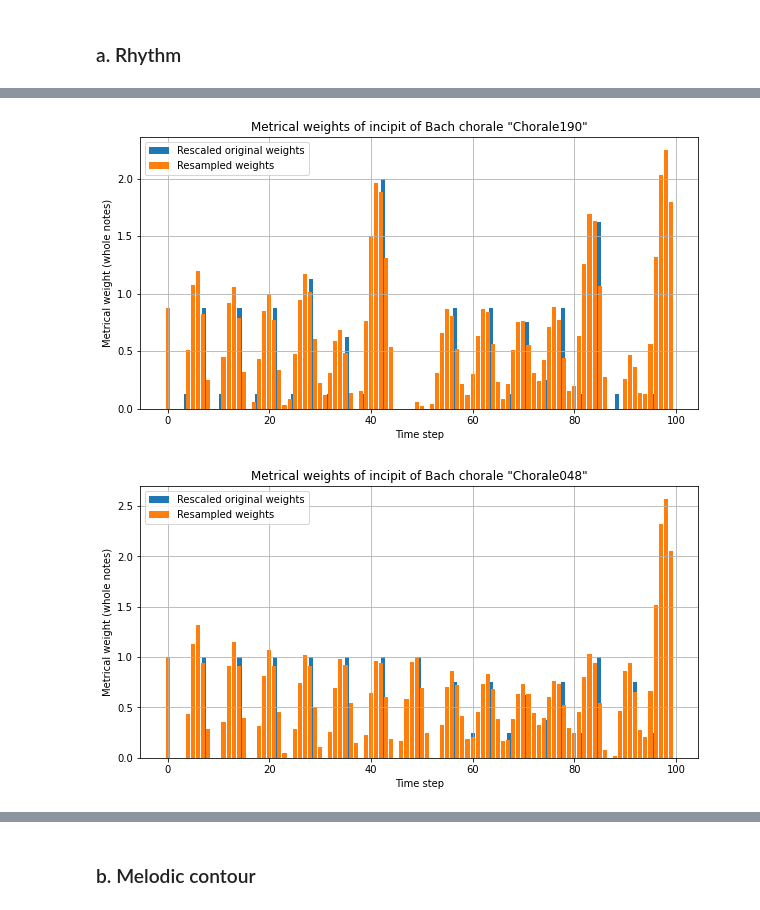
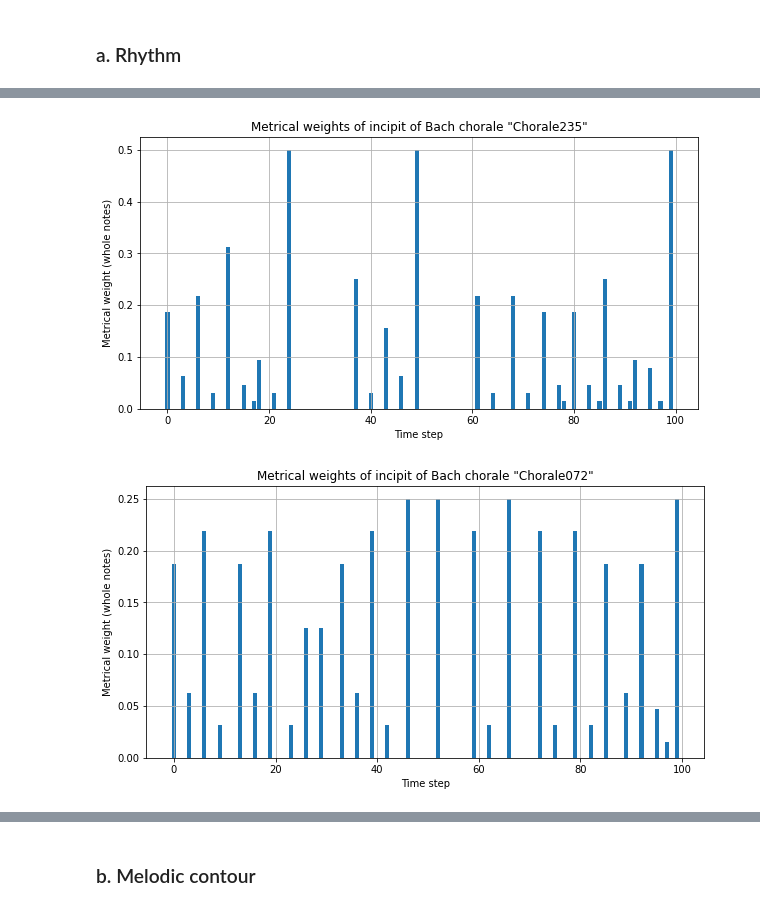
Before and after one commit to mikqs/digital-musicology, a Jupyter notebook: Group_6_A3/Group_6_A3.ipynb, the cells around one changed output, grey strips where cells are left out. Saved outputs shown, nothing was run; the diff lists cells and outputs as text; code cells hidden in the pictures.

```diff
--- a/Group_6_A3/Group_6_A3.ipynb
+++ b/Group_6_A3/Group_6_A3.ipynb
@@ -112,30 +111,19 @@ def create_time_series(start, end, spacing, include_end=True):
 %%time
 
 # Create dictionary of metrical weights for each piece at each onset
-summed_durations_dict = {}
-summed_durations_resampled_dict = {}
+metrical_weights_dict = {}
 # Loop
 for piece in piece_staffs.keys():
     piece_df = fermata_df[fermata_df['piece'] == piece]
 
+    # Get last onset of the piece
     last_onset = last_piece_onsets[piece]
-    sampling_period = minimum_note_durations[piece]
 
-    # Create equally spaced bins sampled by minimum note resolution
-    bins = create_time_series(start=0, end=(last_onset+sampling_period), spacing=sampling_period)
-    binned_onsets = pd.cut(piece_df['global_onset'], bins, right = False)
+    # Create 100 equally spaced bins and rescale/bin each onset
+    N = 100
+    bins = create_time_series(start=0, end=N, spacing=1)
+    binned_onsets = pd.cut(piece_df['global_onset']/last_onset*(N-1), bins, right = False)
 
-    # Create equally spaced bins sampled by minimum note resolution
-    bins = create_time_series(start=0, end=101, spacing=1)
-    binned_onsets = pd.cut(piece_df['global_onset']/last_onset, bins, right = False)
-
-    # Sum durations of notes at each onset to get metrical weights
-    summed_durations_dict[piece] = piece_df.groupby(binned_onsets)['duration'].sum().apply(float)
-
-    # Sample 100 equally spaced weights from the original signal (set negative samples to 0)
-    N = 100
-    summed_durations = summed_durations_dict[piece].values
-    summed_durations_resampled_dict[piece] = [max(res, 0) for res in signal.resample(summed_durations, num=N)]
-
-print(bins)
+    # Compute average durations of notes across all staffs at each onset to get metrical weights
+    metrical_weights_dict[piece] = piece_df.groupby(binned_onsets)['duration'].sum().div(piece_df['staff'].max()).apply(float).values
 # %% [output]
@@ -144,33 +132,23 @@ Wall time: 8.68 s
 # %%
 def plot_metrical_weights(piece):
-    # Retrieve resampled signal
-    time_steps_resampled = np.arange(0, N, 1)
-    summed_durations_resampled = summed_durations_resampled_dict[piece]
-
-    # Retrieve original signal
-    last_onset = last_piece_onsets[piece]
-    sampling_period = minimum_note_durations[piece]
-    time_steps = create_time_series(start=0, end=last_onset, spacing=sampling_period)
-    # Rescale original signal as the resampled signal for plotting
-    time_steps_rescaled = time_steps*(N-1)/last_onset
-    summed_durations = summed_durations_dict[piece].values
+    time_steps = np.arange(0, N, 1)
+    metrical_weights = metrical_weights_dict[piece]
 
     plt.figure(figsize=(10, 5))
-    plt.bar(time_steps_rescaled, summed_durations)
-    plt.bar(time_steps_resampled, summed_durations_resampled)
+    plt.bar(time_steps, metrical_weights)
+
     plt.xlabel('Time step')
     plt.ylabel('Metrical weight (whole notes)')
     plt.title(f'Metrical weights of incipit of Bach chorale "{piece}"')
-    plt.legend(['Rescaled original weights', 'Resampled weights'])
     plt.grid()
     plt.show()
 
 # Plot metrical weights for 2 random pieces
 random_piece_a = fermata_df['piece'].sample(n=1).item()
 random_piece_b = fermata_df['piece'].sample(n=1).item()
 
 plot_metrical_weights(random_piece_a)
 plot_metrical_weights(random_piece_b)
 # %% [output]
-[figure, old version]
+[figure, new version]
-[figure, old version]
+[figure, new version]
```
Also changed, not shown: parts of 16 cells of this notebook.
